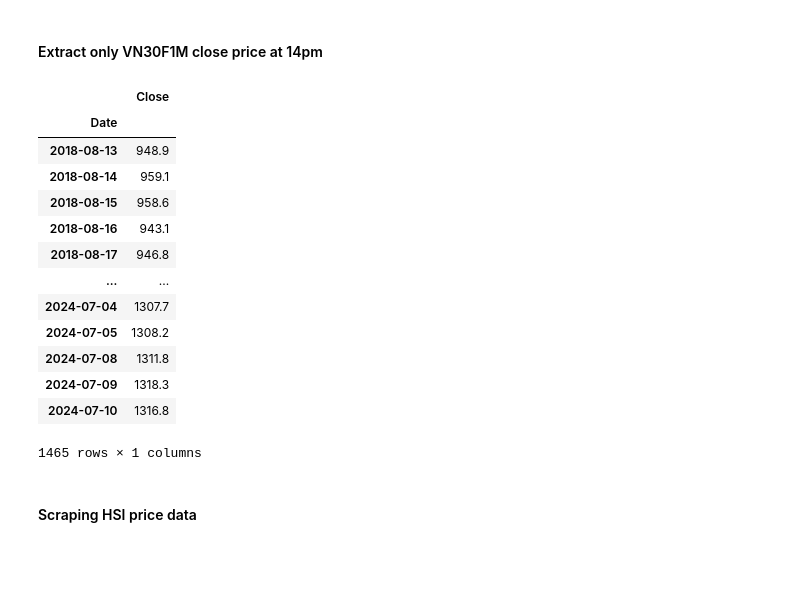
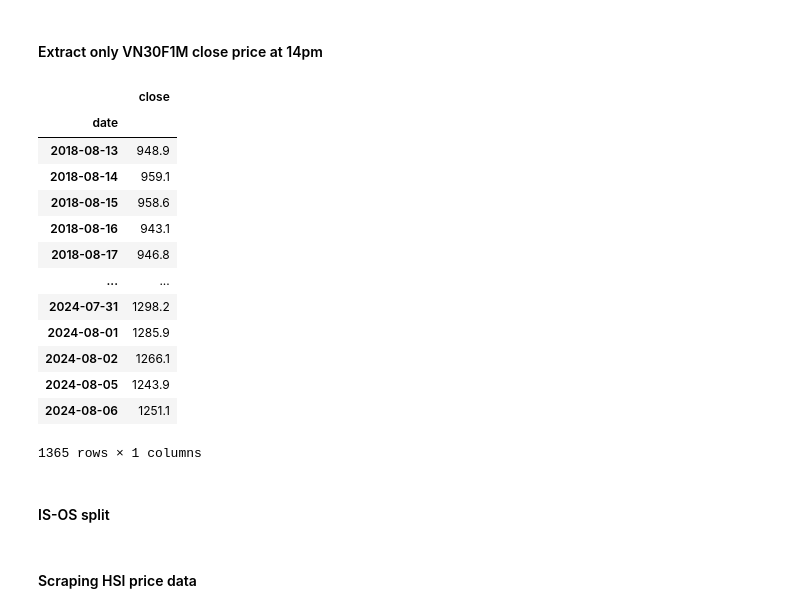
Before and after one commit to trungchien171/a1phas, a Jupyter notebook: futures/vn_future/trend_following/backtest/backtest_alpha.ipynb, the cells around one changed output. Cells and saved outputs as stored; diff of their text form; code cells hidden in the pictures; blank space fills up the shorter version.

```diff
--- a/futures/vn_future/trend_following/backtest/backtest_alpha.ipynb
+++ b/futures/vn_future/trend_following/backtest/backtest_alpha.ipynb
@@ -785,0 +14,29 @@ data
+# %%
+def get_vn30f1m_trading(start, ticker):
+    """
+    Fetch VN30F1M trading data from the API.
+
+    Parameters:
+    start (int): The start timestamp.
+    ticker (str): The ticker symbol.
+
+    Returns:
+    pd.DataFrame: A DataFrame containing the trading data.
+    """
+    end = '9999999999'
+    url = f"https://services.entrade.com.vn/chart-api/chart?from={start}&resolution=1&symbol={ticker}&to={end}"
+    try:
+        resp = requests.get(url)
+        data = resp.json()
+        if not data:
+            print(f"No data returned for {ticker}")
+        vn30f1m = pd.DataFrame(data).iloc[:, :6]
+        vn30f1m['t'] = vn30f1m['t'].astype(int).apply(lambda x: (datetime.fromtimestamp(x, timezone.utc) + timedelta(hours=7)).replace(tzinfo=None))
+        vn30f1m.columns = ['date', 'open', 'high', 'low', 'close', 'volume']
+        return vn30f1m
+    except Exception as e:
+        print(f"Error fetching data for {ticker}: {e}.")
+        return pd.DataFrame()
+
+vn30f1m = get_vn30f1m_trading('0', 'VN30F1M')
+vn30f1m
@@ -786,26 +57,28 @@ data
 # %% [markdown]
 #### Extract only VN30F1M close price at 14pm
 # %%
-vn30f1m['Date'] = pd.to_datetime(vn30f1m['Date'])
-vn30f1m = vn30f1m[vn30f1m['Date'].dt.time == pd.to_datetime('14:00:00').time()]
-vn30f1m = vn30f1m[['Date', 'Close']]
-vn30f1m.set_index('Date', inplace=True)
+vn30f1m['date'] = pd.to_datetime(vn30f1m['date'])
+vn30f1m = vn30f1m[vn30f1m['date'].dt.time == pd.to_datetime('14:00:00').time()]
+vn30f1m = vn30f1m[['date', 'close']]
+vn30f1m.set_index('date', inplace=True)
 vn30f1m.index = vn30f1m.index.date
-vn30f1m.index.name = 'Date'
+vn30f1m.index.name = 'date'
 vn30f1m.dropna(inplace=True)
 vn30f1m
 # %% [output]
-|  | Close |
-| Date |  |
+|  | close |
+| date |  |
 | 2018-08-13 | 948.9 |
 | 2018-08-14 | 959.1 |
 | 2018-08-15 | 958.6 |
 | 2018-08-16 | 943.1 |
 | 2018-08-17 | 946.8 |
 | ... | ... |
-| 2024-07-04 | 1307.7 |
-| 2024-07-05 | 1308.2 |
-| 2024-07-08 | 1311.8 |
-| 2024-07-09 | 1318.3 |
-| 2024-07-10 | 1316.8 |
+| 2024-07-31 | 1298.2 |
+| 2024-08-01 | 1285.9 |
+| 2024-08-02 | 1266.1 |
+| 2024-08-05 | 1243.9 |
+| 2024-08-06 | 1251.1 |
-1465 rows × 1 columns
+1365 rows × 1 columns
+# %% [markdown]
+#### IS-OS split
```
Also changed, not shown: parts of 40 cells of this notebook, 2 other files.
